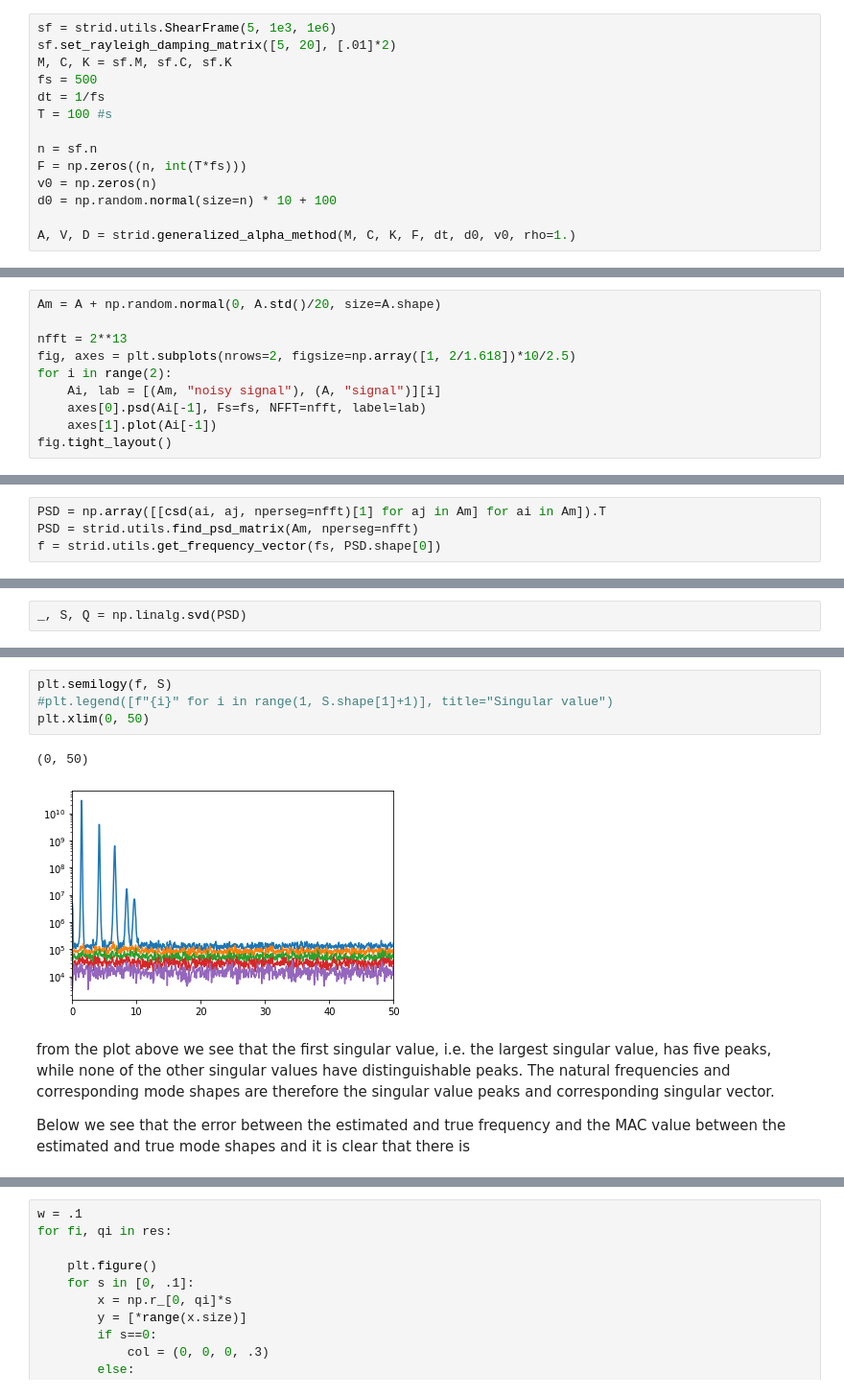
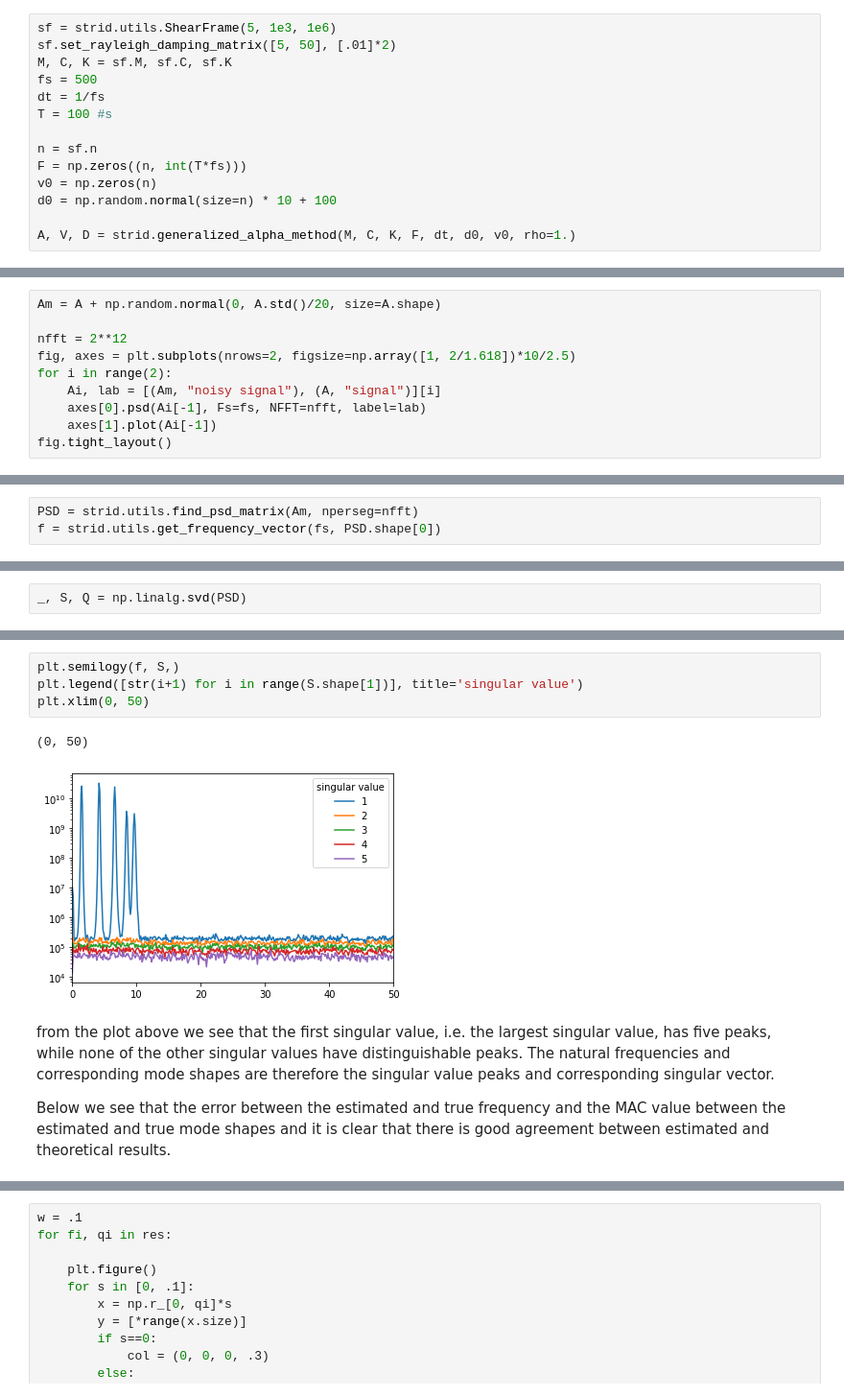
Before and after one commit to Gunnstein/strid, a Jupyter notebook: Frequency domain decomposition.ipynb, the cells around one changed output, grey strips where cells are left out. Shown: that part at 96% size. Drawn from its saved outputs; the diff is of its cells as text.

```diff
--- a/Frequency domain decomposition.ipynb
+++ b/Frequency domain decomposition.ipynb
@@ -31,7 +31,7 @@ from scipy.signal import csd, find_peaks
 First we create a measured signal, we use a shear frame and apply a initial displacement d0 and perform FDD on the free vibration acceleration signal.
 # %%
 sf = strid.utils.ShearFrame(5, 1e3, 1e6)
-sf.set_rayleigh_damping_matrix([5, 20], [.01]*2)
+sf.set_rayleigh_damping_matrix([5, 50], [.01]*2)
 M, C, K = sf.M, sf.C, sf.K
 fs = 500
 dt = 1/fs
@@ -48,7 +48,7 @@ We add some noise to the measure
 # %%
 Am = A + np.random.normal(0, A.std()/20, size=A.shape)
 
-nfft = 2**13
+nfft = 2**12
 fig, axes = plt.subplots(nrows=2, figsize=np.array([1, 2/1.618])*10/2.5)
 for i in range(2):
     Ai, lab = [(Am, "noisy signal"), (A, "signal")][i]
@@ -60,6 +60,5 @@ fig.tight_layout()
 # %% [markdown]
 We then compute the PSD matrix
 # %%
-PSD = np.array([[csd(ai, aj, nperseg=nfft)[1] for aj in Am] for ai in Am]).T
 PSD = strid.utils.find_psd_matrix(Am, nperseg=nfft)
 f = strid.utils.get_frequency_vector(fs, PSD.shape[0])
@@ -70,14 +81,14 @@ _, S, Q = np.linalg.svd(PSD)
 # %%
-plt.semilogy(f, S)
-#plt.legend([f"{i}" for i in range(1, S.shape[1]+1)], title="Singular value")
+plt.semilogy(f, S,)
+plt.legend([str(i+1) for i in range(S.shape[1])], title='singular value')
 plt.xlim(0, 50)
 # %% [output]
 (0, 50)
-[figure, old version]
+[figure, new version]
 # %% [markdown]
 from the plot above we see that the first singular value, i.e. the largest singular value, has five peaks, while none of the other singular values have distinguishable peaks. The natural frequencies and corresponding mode shapes are therefore the singular value peaks and corresponding singular vector.
 
-Below we see that the error between the estimated and true frequency and the MAC value between the estimated and true mode shapes and it is clear that there is
+Below we see that the error between the estimated and true frequency and the MAC value between the estimated and true mode shapes and it is clear that there is good agreement between estimated and theoretical results.
 # %%
 ks, props = find_peaks(S[:, 0], height=5e5)
 plt.figure(dpi=144)
```
Also changed, not shown: parts of 17 cells of this notebook, 4 other files.
